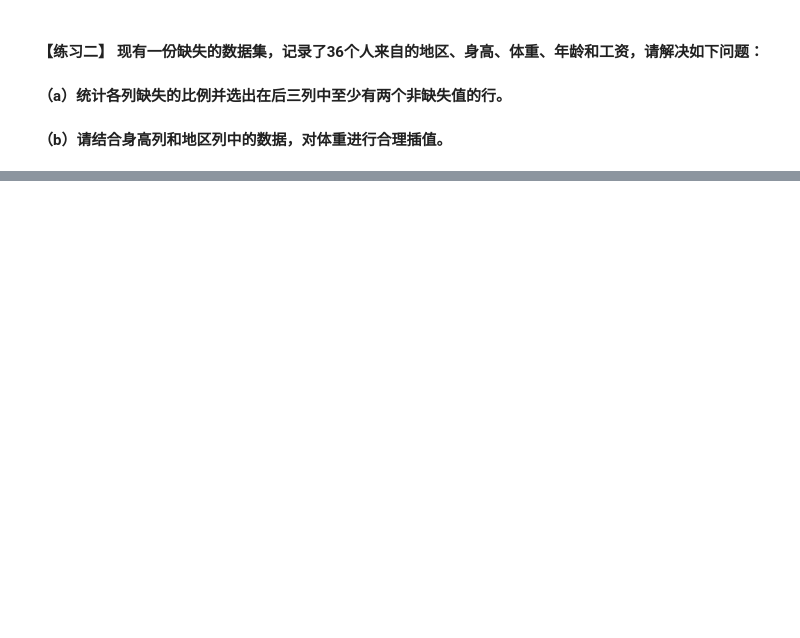
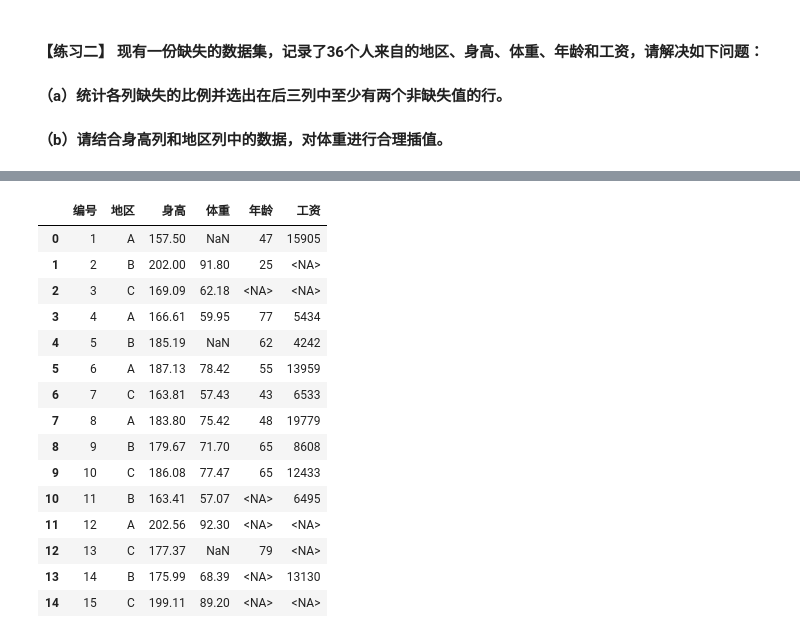
Before and after one commit to JerriaYe/pandas, a Jupyter notebook: 6.缺失数据.ipynb, the cells around one changed output, grey strips where cells are left out. Drawn from its saved outputs; the diff is of its cells as text; code cells hidden in the pictures; blank space fills up the shorter version.

```diff
--- a/6.缺失数据.ipynb
+++ b/6.缺失数据.ipynb
@@ -629,4 +1011,5 @@ pd.read_csv('data/Missing_data_one.csv').head()
 #### （a）统计各列缺失的比例并选出在后三列中至少有两个非缺失值的行。
 #### （b）请结合身高列和地区列中的数据，对体重进行合理插值。
 # %%
-pd.read_csv('data/Missing_data_two.csv').head()
+b=pd.read_csv('data/Missing_data_two.csv').convert_dtypes()
+b.head()
@@ -632,0 +1071,21 @@ pd.read_csv('data/Missing_data_two.csv').head()
+# %%
+b1 = b.copy()
+b_group = b1.groupby('地区')
+b_group.head()
+# %% [output]
+|  | 编号 | 地区 | 身高 | 体重 | 年龄 | 工资 |
+| 0 | 1 | A | 157.50 | NaN | 47 | 15905 |
+| 1 | 2 | B | 202.00 | 91.80 | 25 | <NA> |
+| 2 | 3 | C | 169.09 | 62.18 | <NA> | <NA> |
+| 3 | 4 | A | 166.61 | 59.95 | 77 | 5434 |
+| 4 | 5 | B | 185.19 | NaN | 62 | 4242 |
+| 5 | 6 | A | 187.13 | 78.42 | 55 | 13959 |
+| 6 | 7 | C | 163.81 | 57.43 | 43 | 6533 |
+| 7 | 8 | A | 183.80 | 75.42 | 48 | 19779 |
+| 8 | 9 | B | 179.67 | 71.70 | 65 | 8608 |
+| 9 | 10 | C | 186.08 | 77.47 | 65 | 12433 |
+| 10 | 11 | B | 163.41 | 57.07 | <NA> | 6495 |
+| 11 | 12 | A | 202.56 | 92.30 | <NA> | <NA> |
+| 12 | 13 | C | 177.37 | NaN | 79 | <NA> |
+| 13 | 14 | B | 175.99 | 68.39 | <NA> | 13130 |
+| 14 | 15 | C | 199.11 | 89.20 | <NA> | <NA> |
```
Also changed, not shown: parts of 91 cells of this notebook.
